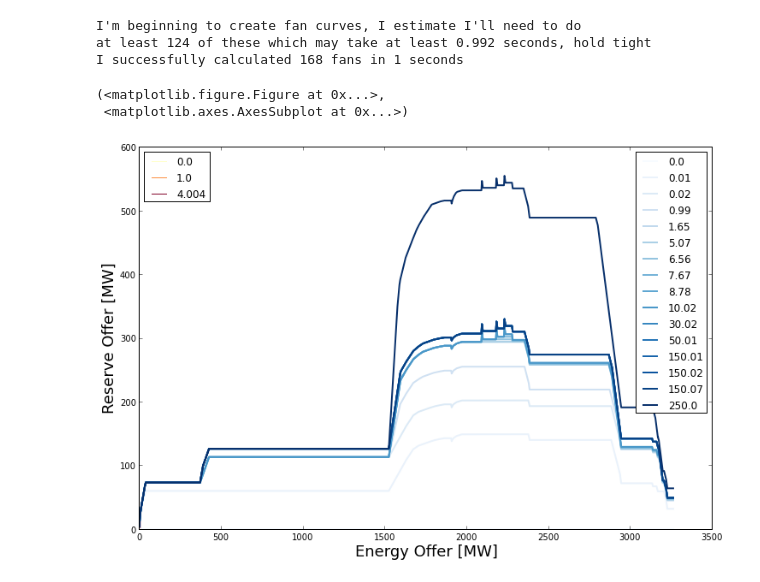
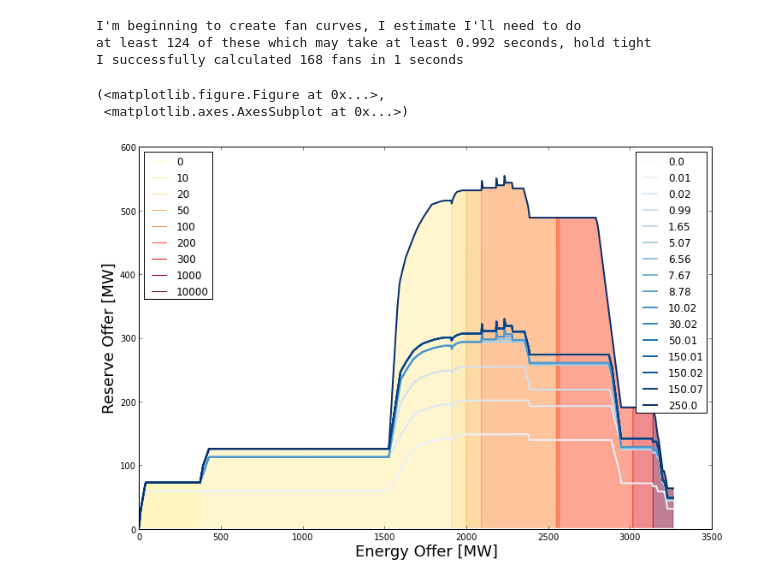
Before and after one commit to NigelCleland/Tessen, a Jupyter notebook: sample_data/Example_Tessen.ipynb, the cells around one changed output. Cells and saved outputs as stored; diff of their text form; code cells hidden in the pictures.

Commit message:
Working Contour Plots, still need to make them a bit prettier but it all works

```diff
--- a/sample_data/Example_Tessen.ipynb
+++ b/sample_data/Example_Tessen.ipynb
@@ -21,9 +21,9 @@ at least 124 of these which may take at least 0.992 seconds, hold tight
 I successfully calculated 168 fans in 1 seconds
 # %%
 rp_fans = Tessen.visualise._construct_reserve_dictionary(fan_data)
-# %%
-Tessen.visualise._generate_plot(rp_fans)
-# %% [output]
-(<matplotlib.figure.Figure at 0x...>,
- <matplotlib.axes.AxesSubplot at 0x...>)
-[figure, removed]
+# %%
+Tessen.visualise._generate_plot(rp_fans, energy_prices=[0,10,20,50,100,200,300,1000, 10000])
+# %% [output]
+(<matplotlib.figure.Figure at 0x...>,
+ <matplotlib.axes.AxesSubplot at 0x...>)
+[figure, added]
```
Also changed, not shown: parts of 2 cells of this notebook, 1 other file.
